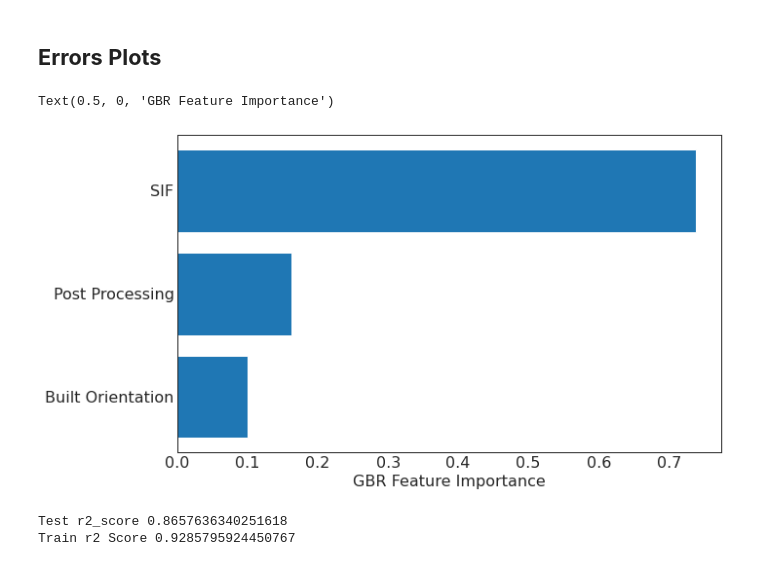
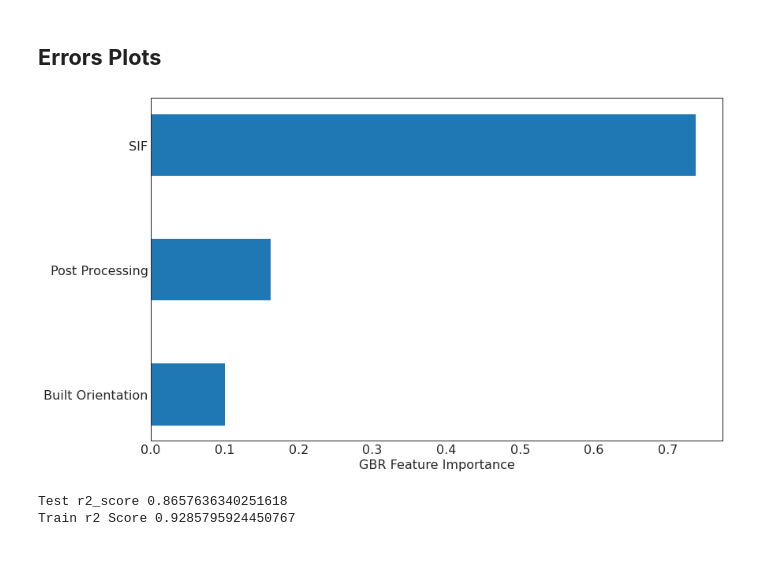
Before and after one commit to Sujal-vajire/Machine-learning-models, a Jupyter notebook: Comparative_Study_of_Various_Machine_Learning_Models_to_Predict_Fatigue_Crack_Growth_Rate.ipynb, the cells around one changed output. Drawn from its saved outputs; the diff is of its cells as text; code cells hidden in the pictures.

```diff
--- a/Comparative_Study_of_Various_Machine_Learning_Models_to_Predict_Fatigue_Crack_Growth_Rate.ipynb
+++ b/Comparative_Study_of_Various_Machine_Learning_Models_to_Predict_Fatigue_Crack_Growth_Rate.ipynb
@@ -410,15 +410,18 @@ mae.append(mean_absolute_error(y_test,gbr.predict(x_test)))
 # %%
 from sklearn.inspection import permutation_importance
 perm_importance = permutation_importance(gbr, x_test, y_test)
 sorted_idx = perm_importance.importances_mean.argsort()
 f = plt.figure()
-f.set_figwidth(10)
-f.set_figheight(6)
-plt.barh(df.columns[sorted_idx], gbr.feature_importances_[sorted_idx])
+f.set_figwidth(13)
+f.set_figheight(8)
+x = df.columns[sorted_idx]
+y = gbr.feature_importances_[sorted_idx]
+plt.barh( x, y, height = 0.5)
 plt.xlabel("GBR Feature Importance")
+# plt.savefig("F_Imp.png", format="png", dpi=600)
+# plt.show()
 # %% [output]
-Text(0.5, 0, 'GBR Feature Importance')
-[figure, old version]
+[figure, new version]
 # %%
 gbr2_params = {'n_estimators': 100,
           'max_depth': 3,
```
Also changed, not shown: parts of 2 cells of this notebook.
